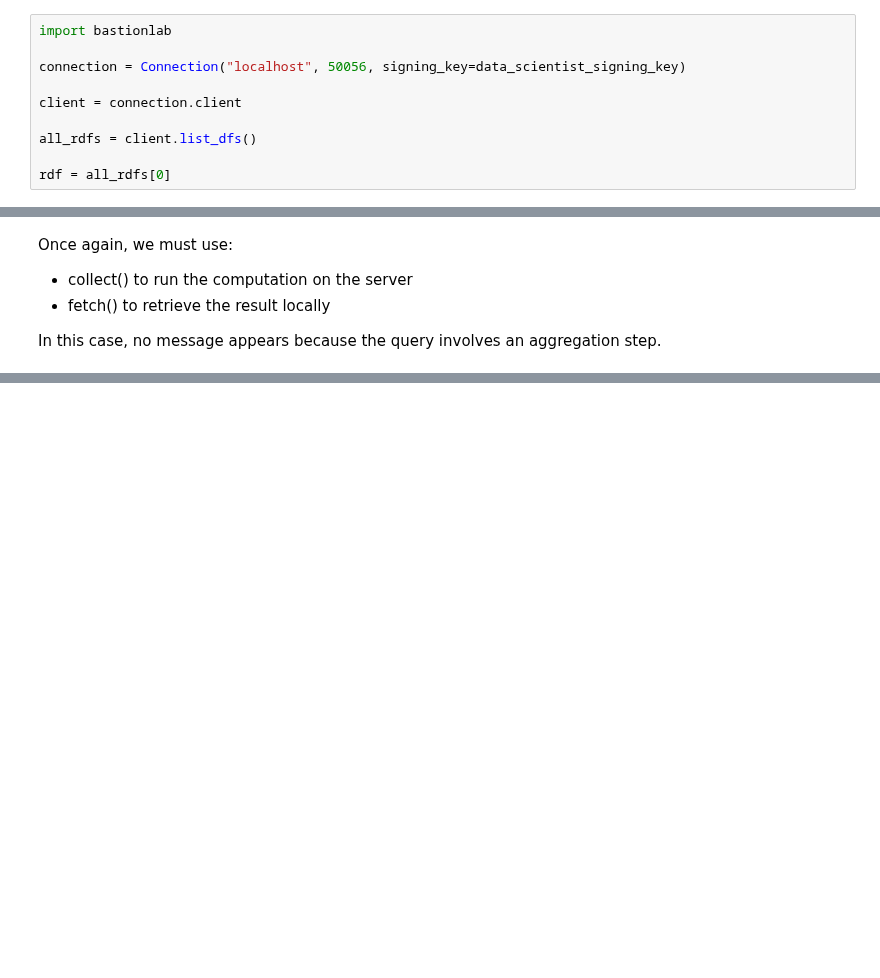
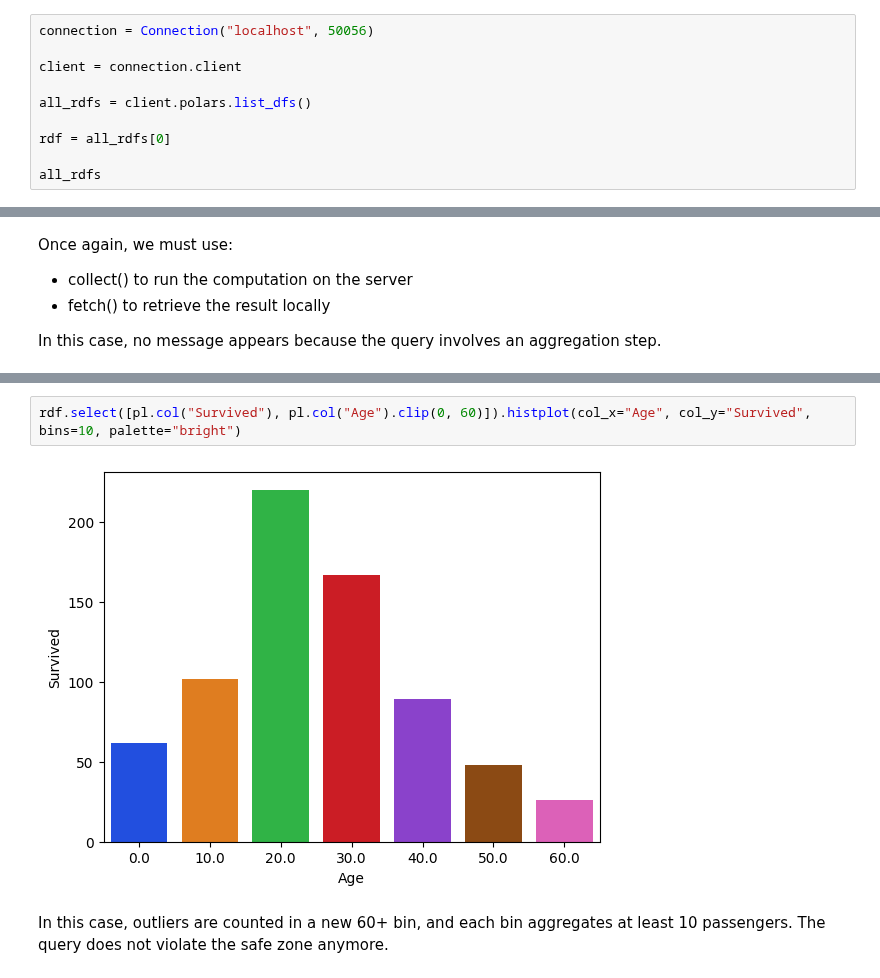
Before and after one commit to mithril-security/bastionlab, a Jupyter notebook: docs/docs/quick-tour/quick-tour.ipynb, the cells around one changed output, grey strips where cells are left out. Cells and saved outputs as stored; diff of their text form; blank space fills up the shorter version.

```diff
--- a/docs/docs/quick-tour/quick-tour.ipynb
+++ b/docs/docs/quick-tour/quick-tour.ipynb
@@ -183,10 +134,10 @@ As we do not know the unique identifier of the DataFrame uploaded by the data ow
 # %%
-import bastionlab
-
-connection = Connection("localhost", 50056, signing_key=data_scientist_signing_key)
+connection = Connection("localhost", 50056)
 
 client = connection.client
 
-all_rdfs = client.list_dfs()
+all_rdfs = client.polars.list_dfs()
 
 rdf = all_rdfs[0]
+
+all_rdfs
@@ -297,0 +261,6 @@ You can generate a scatterplot visualization of this relationship.
+# %%
+rdf.select([pl.col("Survived"), pl.col("Age").clip(0, 60)]).histplot(col_x="Age", col_y="Survived", bins=10, palette="bright")
+# %% [output]
+[figure, added]
+# %% [markdown]
+In this case, outliers are counted in a new 60+ bin, and each bin aggregates at least 10 passengers. The query does not violate the safe zone anymore.
```
Also changed, not shown: parts of 47 cells of this notebook, 9 other files.
